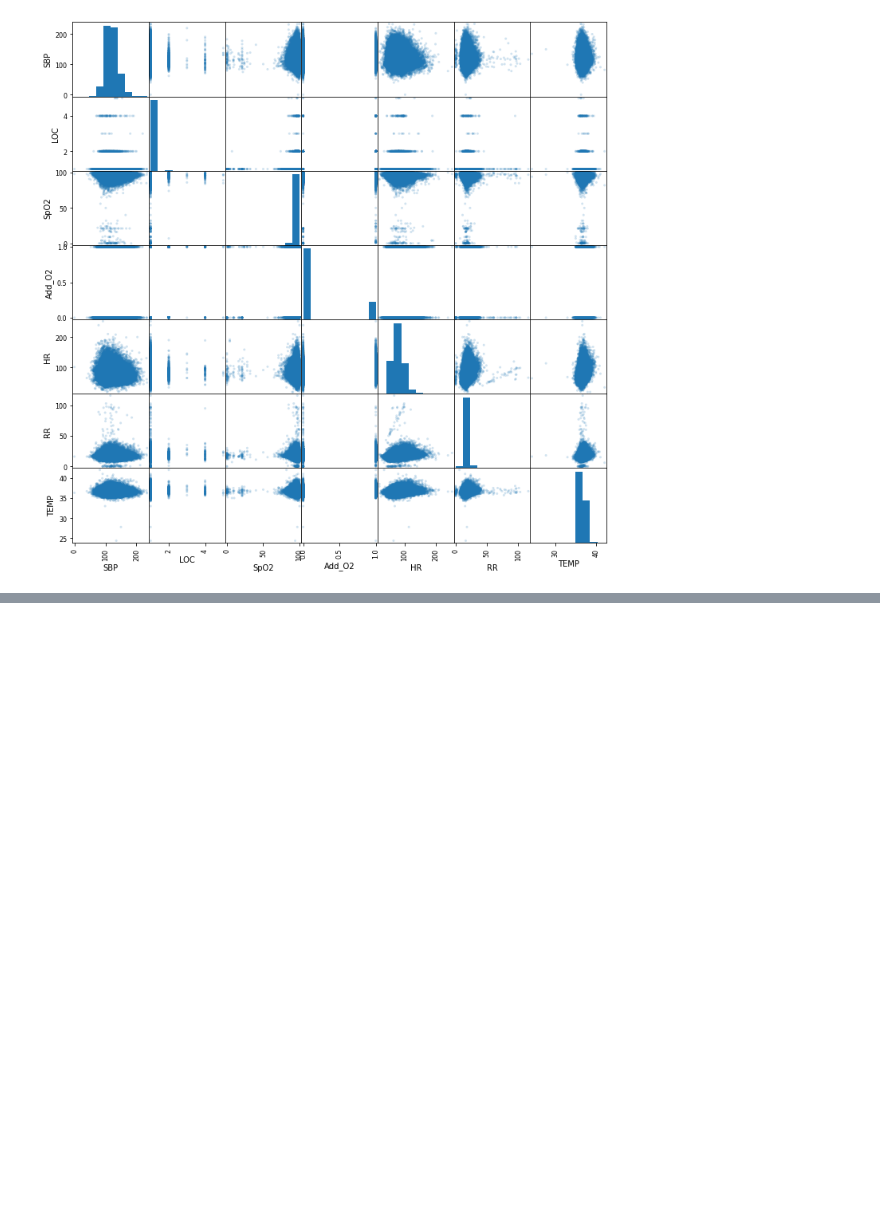
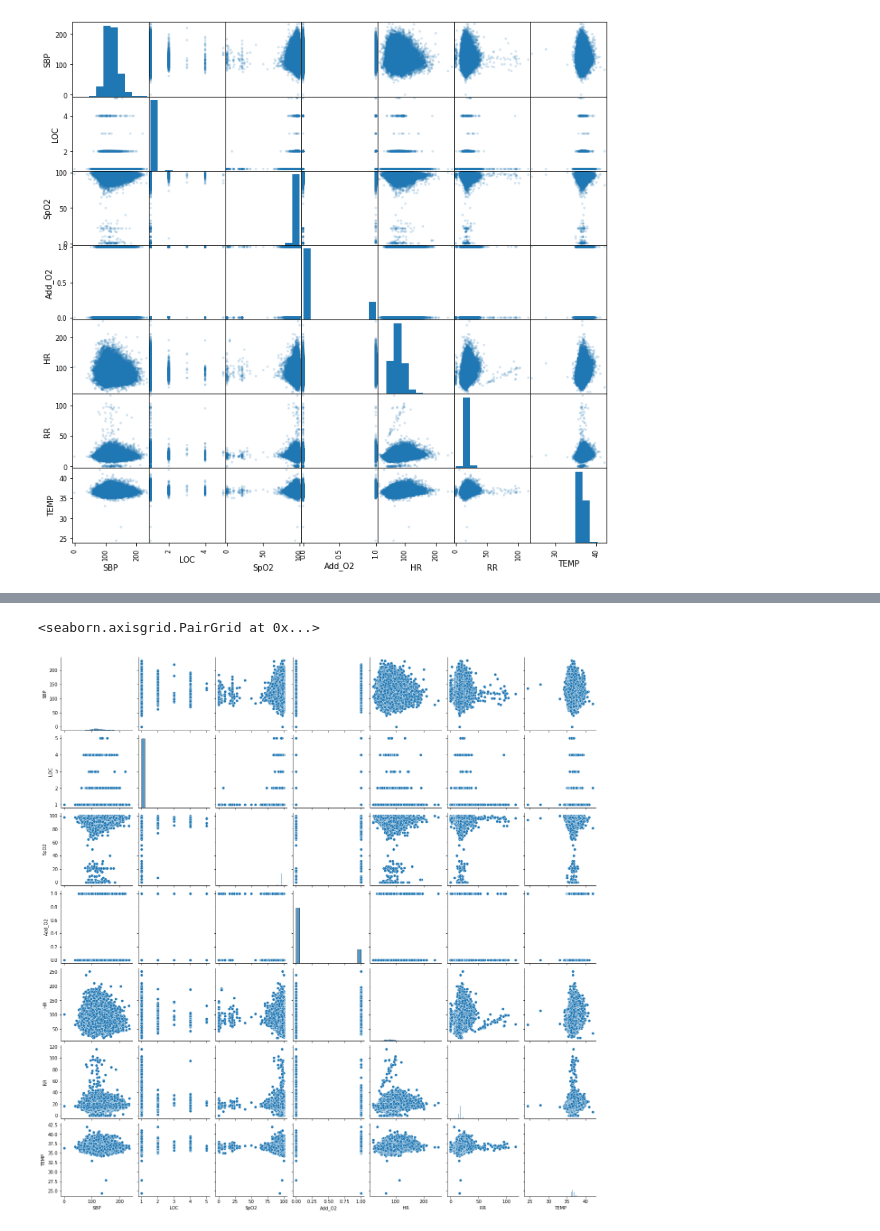
Before and after one commit to maryelo/Arinti---EWS-score---Project-, a Jupyter notebook: AD_Arinti_M-ighty.ipynb, the cells around one changed output, grey strips where cells are left out. Drawn from its saved outputs; the diff is of its cells as text; code cells hidden in the pictures; blank space fills up the shorter version.

```diff
--- a/AD_Arinti_M-ighty.ipynb
+++ b/AD_Arinti_M-ighty.ipynb
@@ -927,0 +776,7 @@ You are now able to create a multiple variable regression model from scratch, we
+# %%
+import seaborn as sns
+
+sns.pairplot(DataSubset, diag_kind="hist")
+# %% [output]
+<seaborn.axisgrid.PairGrid at 0x...>
+[figure, added]
```
Also changed, not shown: parts of 93 cells of this notebook.
